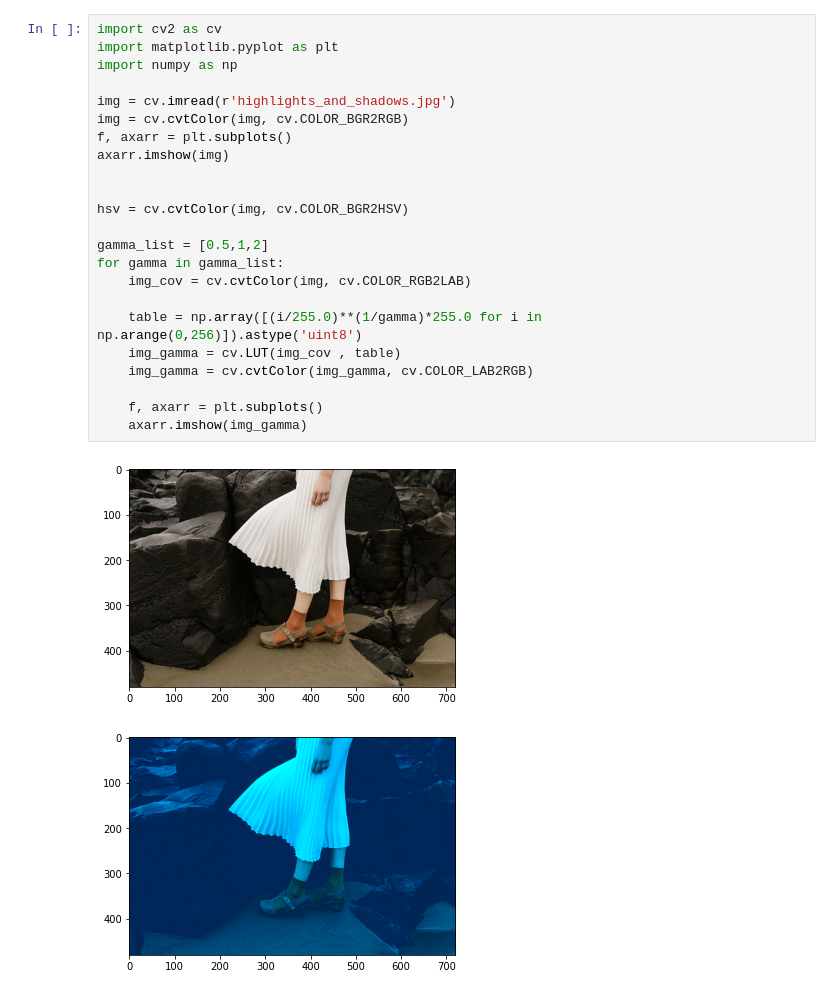
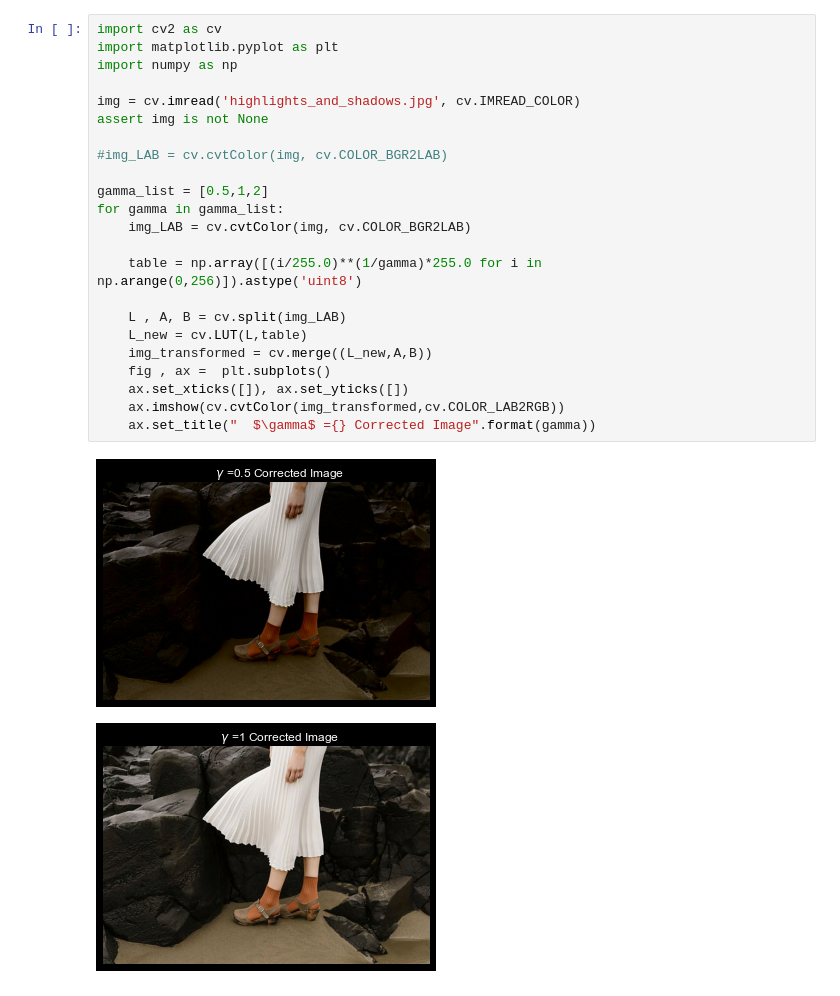
Before and after one commit to Uvin99/EN2550_Assignment1, a Jupyter notebook: Assignment1.ipynb, the cells around one changed output. Saved outputs shown, nothing was run; the diff lists cells and outputs as text.

```diff
--- a/Assignment1.ipynb
+++ b/Assignment1.ipynb
@@ -68,26 +83,26 @@ axarr.imshow(transformed)
 # %%
 import cv2 as cv
 import matplotlib.pyplot as plt
 import numpy as np
 
-img = cv.imread(r'highlights_and_shadows.jpg')
-img = cv.cvtColor(img, cv.COLOR_BGR2RGB)
-f, axarr = plt.subplots()
-axarr.imshow(img)
+img = cv.imread('highlights_and_shadows.jpg', cv.IMREAD_COLOR)
+assert img is not None
 
-
-hsv = cv.cvtColor(img, cv.COLOR_BGR2HSV)
+#img_LAB = cv.cvtColor(img, cv.COLOR_BGR2LAB)
 
 gamma_list = [0.5,1,2]
 for gamma in gamma_list:
-    img_cov = cv.cvtColor(img, cv.COLOR_RGB2LAB)
+    img_LAB = cv.cvtColor(img, cv.COLOR_BGR2LAB)
 
     table = np.array([(i/255.0)**(1/gamma)*255.0 for i in np.arange(0,256)]).astype('uint8')
-    img_gamma = cv.LUT(img_cov , table)
-    img_gamma = cv.cvtColor(img_gamma, cv.COLOR_LAB2RGB)
 
-    f, axarr = plt.subplots()
-    axarr.imshow(img_gamma)
+    L , A, B = cv.split(img_LAB)
+    L_new = cv.LUT(L,table)
+    img_transformed = cv.merge((L_new,A,B))
+    fig , ax =  plt.subplots()
+    ax.set_xticks([]), ax.set_yticks([])
+    ax.imshow(cv.cvtColor(img_transformed,cv.COLOR_LAB2RGB))
+    ax.set_title("	$\gamma$ ={} Corrected Image".format(gamma))
 # %% [output]
-[figure, old version]
+[figure, new version]
-[figure, old version]
+[figure, new version]
```
Also changed, not shown: parts of 5 cells of this notebook.
